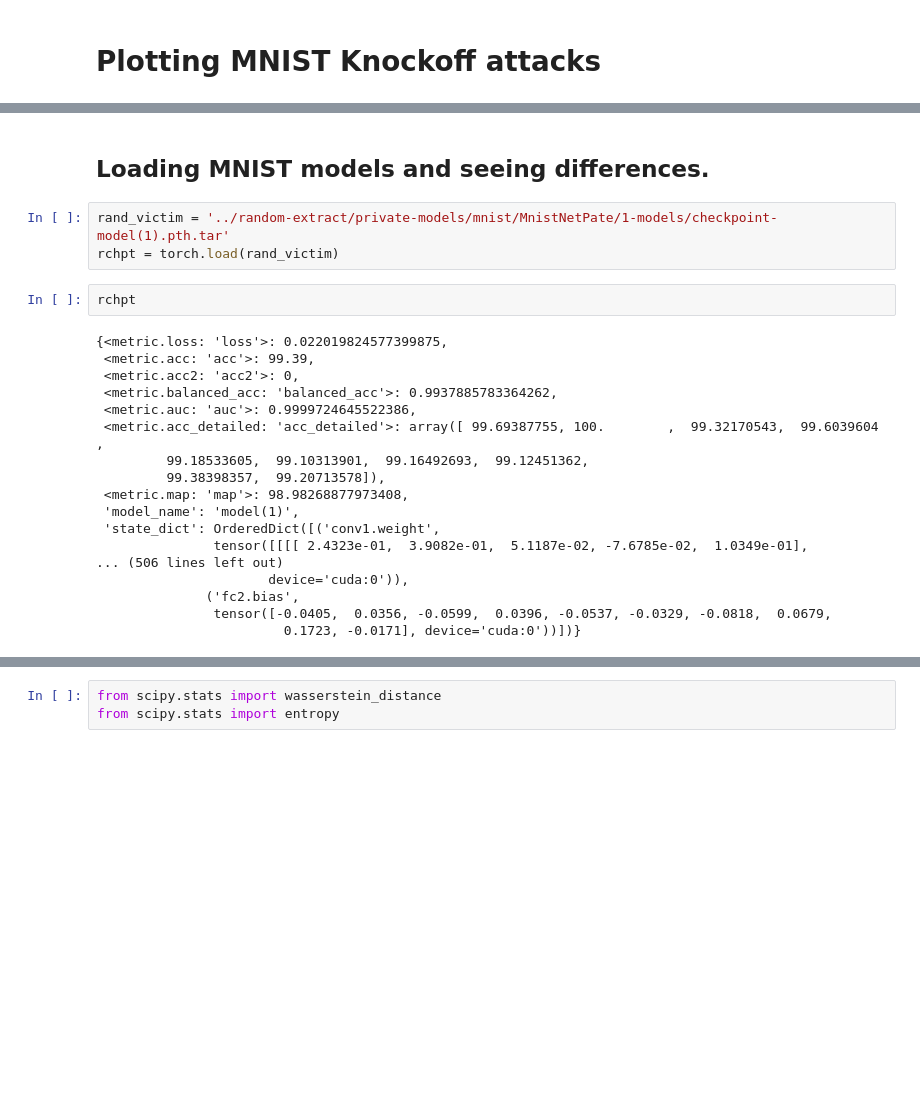
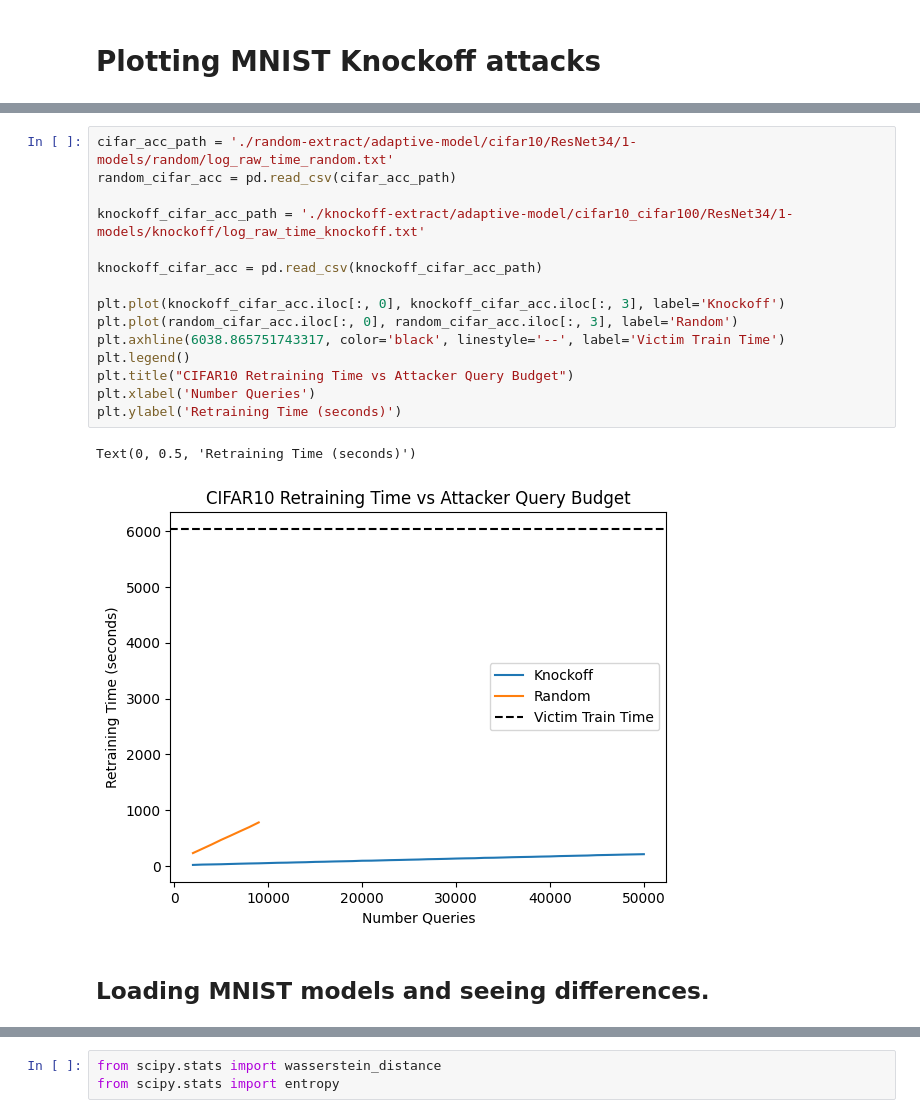
Before and after one commit to scwyllie/CSC413-Project, a Jupyter notebook: plotting_mstealing.ipynb, the cells around one changed output, grey strips where cells are left out. Cells and saved outputs as stored; diff of their text form; blank space fills up the shorter version.

```diff
--- a/plotting_mstealing.ipynb
+++ b/plotting_mstealing.ipynb
@@ -31,26 +70,21 @@ Text(0, 0.5, 'Stolen Model Accuracy')
+# %%
+cifar_acc_path = './random-extract/adaptive-model/cifar10/ResNet34/1-models/random/log_raw_time_random.txt'
+random_cifar_acc = pd.read_csv(cifar_acc_path)
+
+knockoff_cifar_acc_path = './knockoff-extract/adaptive-model/cifar10_cifar100/ResNet34/1-models/knockoff/log_raw_time_knockoff.txt'
+
+knockoff_cifar_acc = pd.read_csv(knockoff_cifar_acc_path)
+
+plt.plot(knockoff_cifar_acc.iloc[:, 0], knockoff_cifar_acc.iloc[:, 3], label='Knockoff')
+plt.plot(random_cifar_acc.iloc[:, 0], random_cifar_acc.iloc[:, 3], label='Random')
+plt.axhline(6038.865751743317, color='black', linestyle='--', label='Victim Train Time')
+plt.legend()
+plt.title("CIFAR10 Retraining Time vs Attacker Query Budget")
+plt.xlabel('Number Queries')
+plt.ylabel('Retraining Time (seconds)')
+# %% [output]
+Text(0, 0.5, 'Retraining Time (seconds)')
+[figure, added]
 # %% [markdown]
 ## Loading MNIST models and seeing differences.
-# %%
-rand_victim = '../random-extract/private-models/mnist/MnistNetPate/1-models/checkpoint-model(1).pth.tar'
-rchpt = torch.load(rand_victim)
-# %%
-rchpt
-# %% [output]
-{<metric.loss: 'loss'>: 0.022019824577399875,
- <metric.acc: 'acc'>: 99.39,
- <metric.acc2: 'acc2'>: 0,
- <metric.balanced_acc: 'balanced_acc'>: 0.9937885783364262,
- <metric.auc: 'auc'>: 0.9999724645522386,
- <metric.acc_detailed: 'acc_detailed'>: array([ 99.69387755, 100.        ,  99.32170543,  99.6039604 ,
-         99.18533605,  99.10313901,  99.16492693,  99.12451362,
-         99.38398357,  99.20713578]),
- <metric.map: 'map'>: 98.98268877973408,
- 'model_name': 'model(1)',
- 'state_dict': OrderedDict([('conv1.weight',
-               tensor([[[[ 2.4323e-01,  3.9082e-01,  5.1187e-02, -7.6785e-02,  1.0349e-01],
-... (506 lines left out)
-                      device='cuda:0')),
-              ('fc2.bias',
-               tensor([-0.0405,  0.0356, -0.0599,  0.0396, -0.0537, -0.0329, -0.0818,  0.0679,
-                        0.1723, -0.0171], device='cuda:0'))])}
 # %%
```
Also changed, not shown: parts of 13 cells of this notebook, 4 other files.
